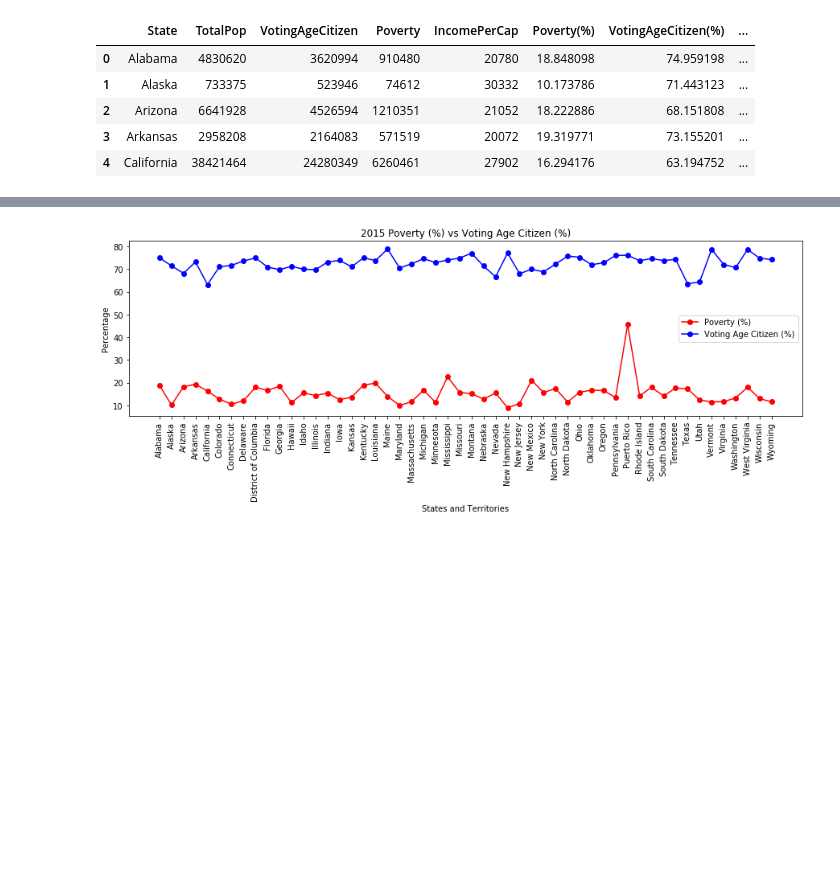
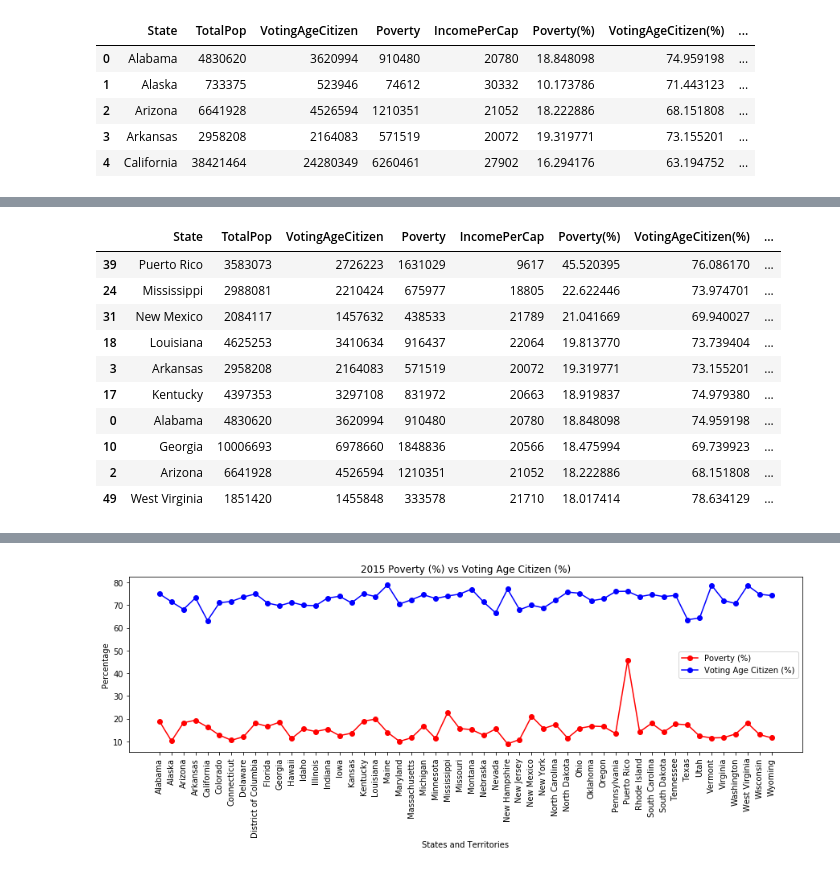
Before and after one commit to charlim26/censusproject, a Jupyter notebook: Kmar_Citizen_Poverty/Citizen_Poverty.ipynb, the cells around one changed output, grey strips where cells are left out. Saved outputs shown, nothing was run; the diff lists cells and outputs as text; code cells hidden in the pictures; blank space fills up the shorter version.

```diff
--- a/Kmar_Citizen_Poverty/Citizen_Poverty.ipynb
+++ b/Kmar_Citizen_Poverty/Citizen_Poverty.ipynb
@@ -61,0 +92,16 @@ state_2015_citpov.head()
+# %%
+# Highest poverty % 2015
+highest_pov_15 = state_2015_citpov.nlargest(10, "Poverty(%)")
+highest_pov_15
+# %% [output]
+|  | State | TotalPop | VotingAgeCitizen | Poverty | IncomePerCap | Poverty(%) | VotingAgeCitizen(%) | ... |
+| 39 | Puerto Rico | 3583073 | 2726223 | 1631029 | 9617 | 45.520395 | 76.086170 | ... |
+| 24 | Mississippi | 2988081 | 2210424 | 675977 | 18805 | 22.622446 | 73.974701 | ... |
+| 31 | New Mexico | 2084117 | 1457632 | 438533 | 21789 | 21.041669 | 69.940027 | ... |
+| 18 | Louisiana | 4625253 | 3410634 | 916437 | 22064 | 19.813770 | 73.739404 | ... |
+| 3 | Arkansas | 2958208 | 2164083 | 571519 | 20072 | 19.319771 | 73.155201 | ... |
+| 17 | Kentucky | 4397353 | 3297108 | 831972 | 20663 | 18.919837 | 74.979380 | ... |
+| 0 | Alabama | 4830620 | 3620994 | 910480 | 20780 | 18.848098 | 74.959198 | ... |
+| 10 | Georgia | 10006693 | 6978660 | 1848836 | 20566 | 18.475994 | 69.739923 | ... |
+| 2 | Arizona | 6641928 | 4526594 | 1210351 | 21052 | 18.222886 | 68.151808 | ... |
+| 49 | West Virginia | 1851420 | 1455848 | 333578 | 21710 | 18.017414 | 78.634129 | ... |
```
Also changed, not shown: parts of 12 cells of this notebook.
